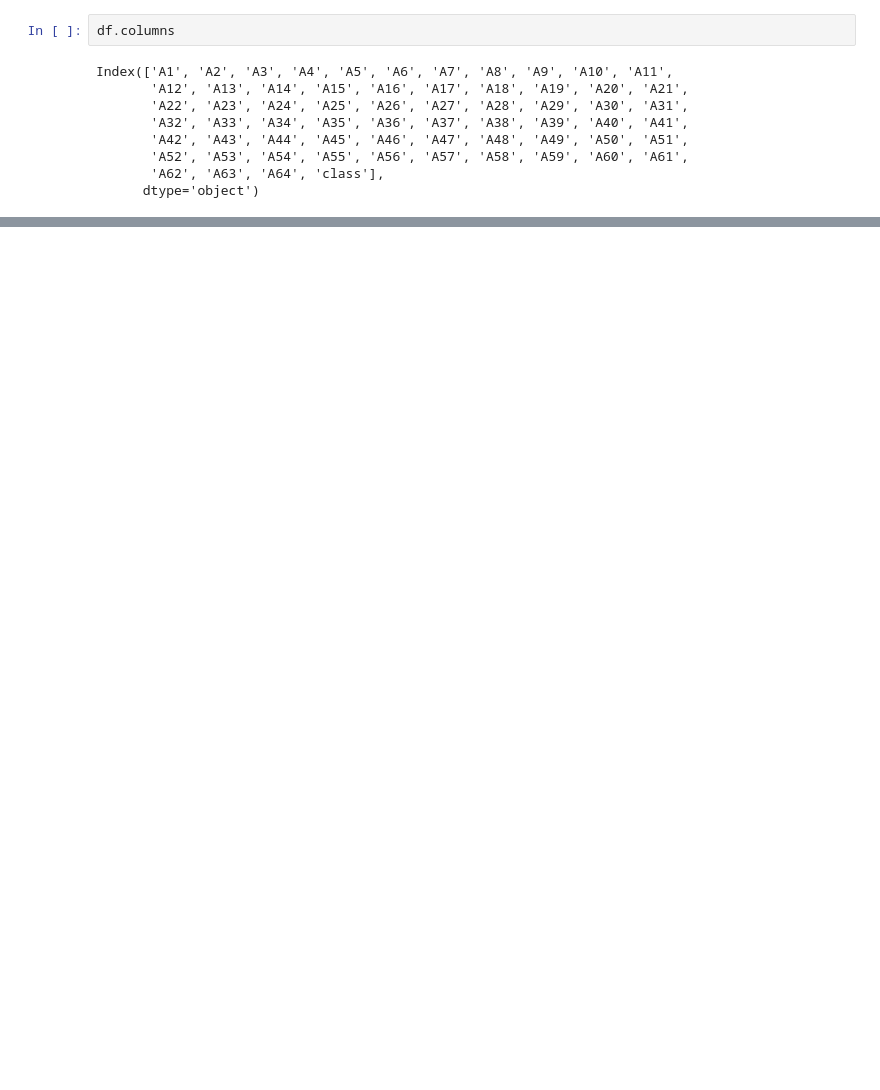
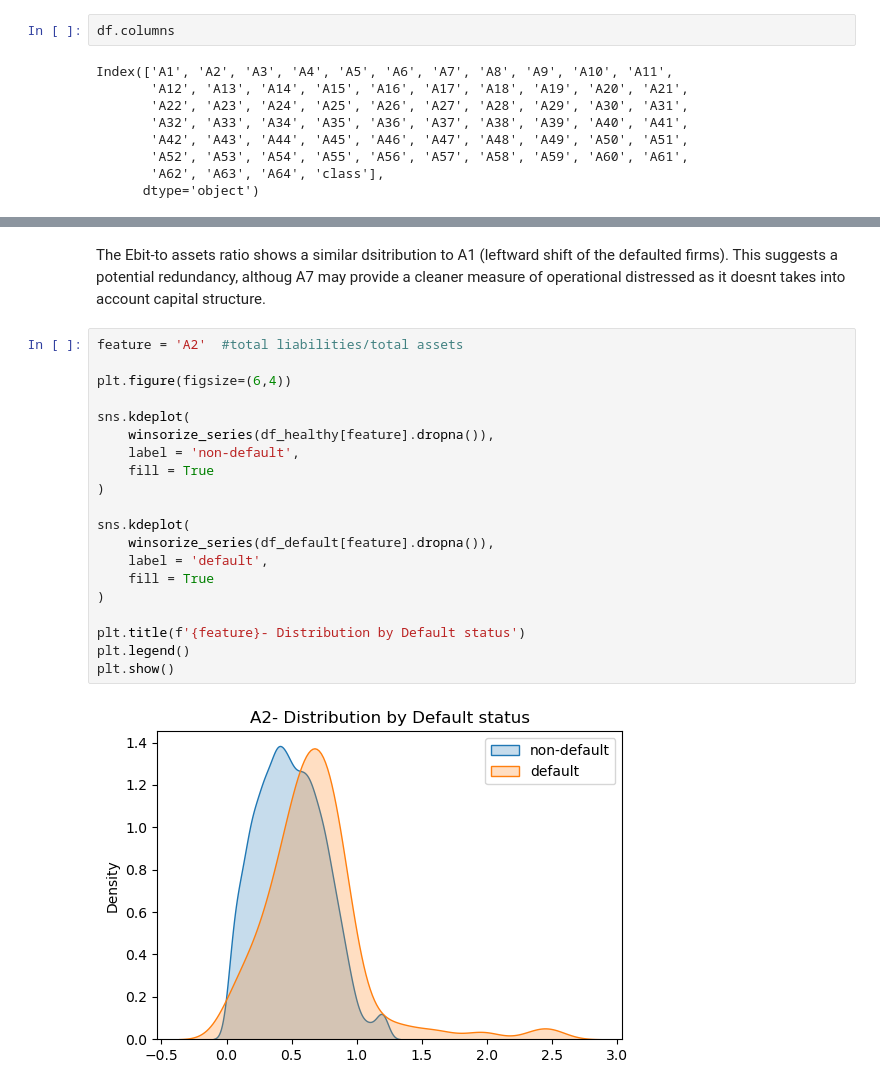
Before and after one commit to Pablomarttinn/Corporate-credit-risk-model, a Jupyter notebook: notebooks/01_context_and_EDA.ipynb, the cells around one changed output, grey strips where cells are left out. Saved outputs shown, nothing was run; the diff lists cells and outputs as text; blank space fills up the shorter version.

```diff
--- a/notebooks/01_context_and_EDA.ipynb
+++ b/notebooks/01_context_and_EDA.ipynb
@@ -106,0 +212,24 @@ Index(['A1', 'A2', 'A3', 'A4', 'A5', 'A6', 'A7', 'A8', 'A9', 'A10', 'A11',
+# %% [markdown]
+The Ebit-to assets ratio shows a similar dsitribution to A1 (leftward shift of the defaulted firms). This suggests a potential redundancy, althoug A7 may provide a cleaner measure of operational distressed as it doesnt takes into account capital structure.
+# %%
+feature = 'A2'  #total liabilities/total assets
+
+plt.figure(figsize=(6,4))
+
+sns.kdeplot(
+    winsorize_series(df_healthy[feature].dropna()),
+    label = 'non-default',
+    fill = True
+)
+
+sns.kdeplot(
+    winsorize_series(df_default[feature].dropna()),
+    label = 'default',
+    fill = True
+)
+
+plt.title(f'{feature}- Distribution by Default status')
+plt.legend()
+plt.show()
+# %% [output]
+[figure, added]
```
Also changed, not shown: parts of 23 cells of this notebook.
